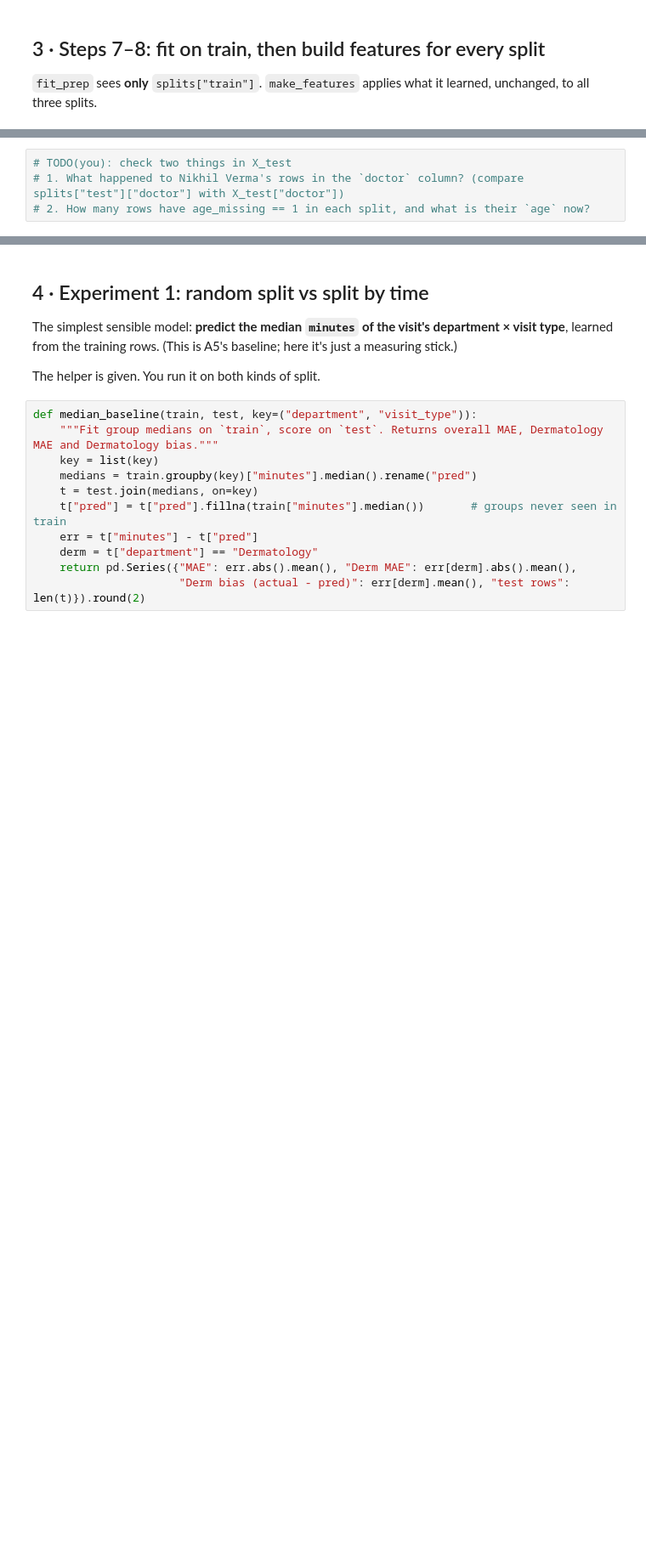
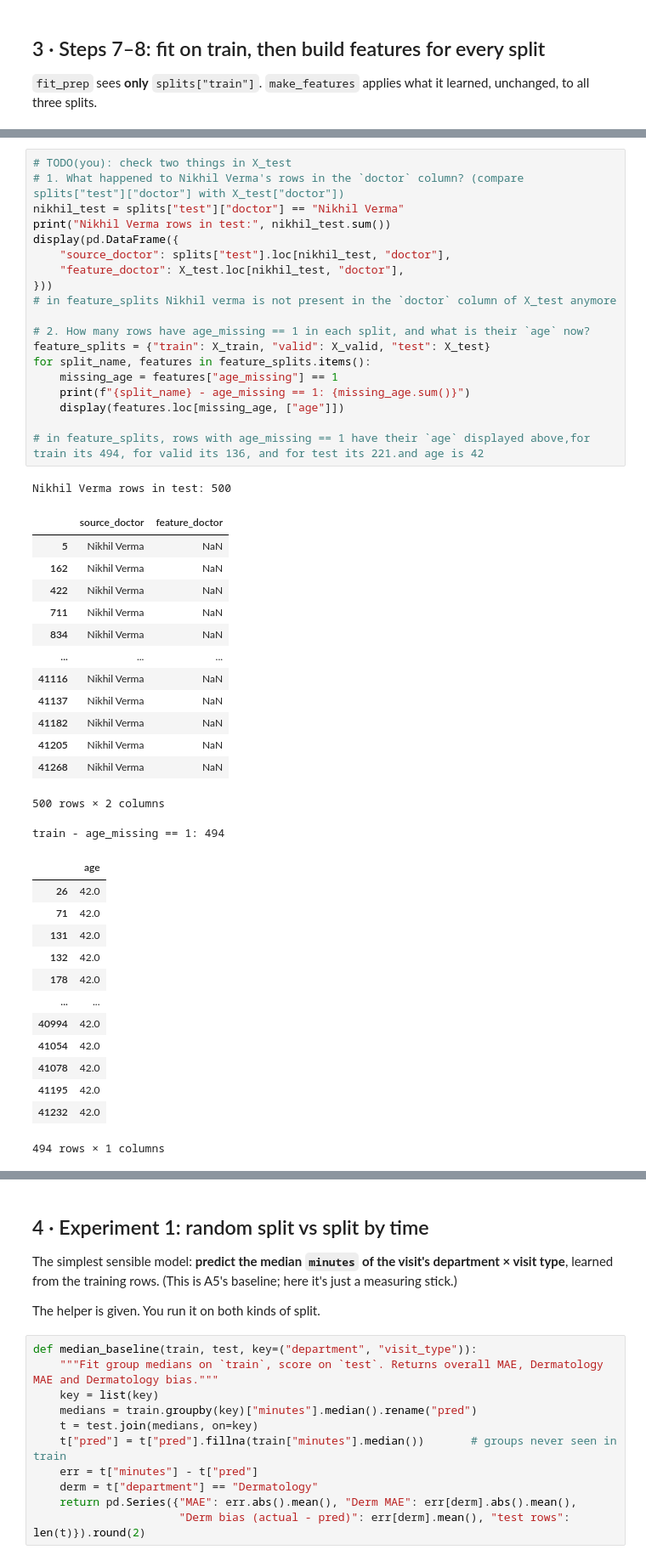
Before and after one commit to rocksolid911/slot-pred-using-lightGBM-XGBoost, a Jupyter notebook: notebooks/A04_prepare.ipynb, the cells around one changed output, grey strips where cells are left out. Shown at 85% size. Drawn from its saved outputs; the diff is of its cells as text; blank space fills up the shorter version.

Commit message:
Lesson A4 done: cleaning rules, time split, feature prep, experiments and A4 lab page

```diff
--- a/notebooks/A04_prepare.ipynb
+++ b/notebooks/A04_prepare.ipynb
@@ -82,4 +173,48 @@ X_train.dtypes
 # %%
 # TODO(you): check two things in X_test
 # 1. What happened to Nikhil Verma's rows in the `doctor` column? (compare splits["test"]["doctor"] with X_test["doctor"])
+nikhil_test = splits["test"]["doctor"] == "Nikhil Verma"
+print("Nikhil Verma rows in test:", nikhil_test.sum())
+display(pd.DataFrame({
+    "source_doctor": splits["test"].loc[nikhil_test, "doctor"],
+    "feature_doctor": X_test.loc[nikhil_test, "doctor"],
+}))
+# in feature_splits Nikhil verma is not present in the `doctor` column of X_test anymore
+
 # 2. How many rows have age_missing == 1 in each split, and what is their `age` now?
+feature_splits = {"train": X_train, "valid": X_valid, "test": X_test}
+for split_name, features in feature_splits.items():
+    missing_age = features["age_missing"] == 1
+    print(f"{split_name} - age_missing == 1: {missing_age.sum()}")
+    display(features.loc[missing_age, ["age"]])
+
+# in feature_splits, rows with age_missing == 1 have their `age` displayed above,for train its 494, for valid its 136, and for test its 221.and age is 42
+# %% [output]
+Nikhil Verma rows in test: 500
+|  | source_doctor | feature_doctor |
+| 5 | Nikhil Verma | NaN |
+| 162 | Nikhil Verma | NaN |
+| 422 | Nikhil Verma | NaN |
+| 711 | Nikhil Verma | NaN |
+| 834 | Nikhil Verma | NaN |
+| ... | ... | ... |
+| 41116 | Nikhil Verma | NaN |
+| 41137 | Nikhil Verma | NaN |
+| 41182 | Nikhil Verma | NaN |
+| 41205 | Nikhil Verma | NaN |
+| 41268 | Nikhil Verma | NaN |
+500 rows × 2 columns
+train - age_missing == 1: 494
+|  | age |
+| 26 | 42.0 |
+| 71 | 42.0 |
+| 131 | 42.0 |
+| 132 | 42.0 |
+| 178 | 42.0 |
+| ... | ... |
+| 40994 | 42.0 |
+| 41054 | 42.0 |
+| 41078 | 42.0 |
+| 41195 | 42.0 |
+| 41232 | 42.0 |
+494 rows × 1 columns
```
Also changed, not shown: parts of 18 cells of this notebook, 16 other files.
